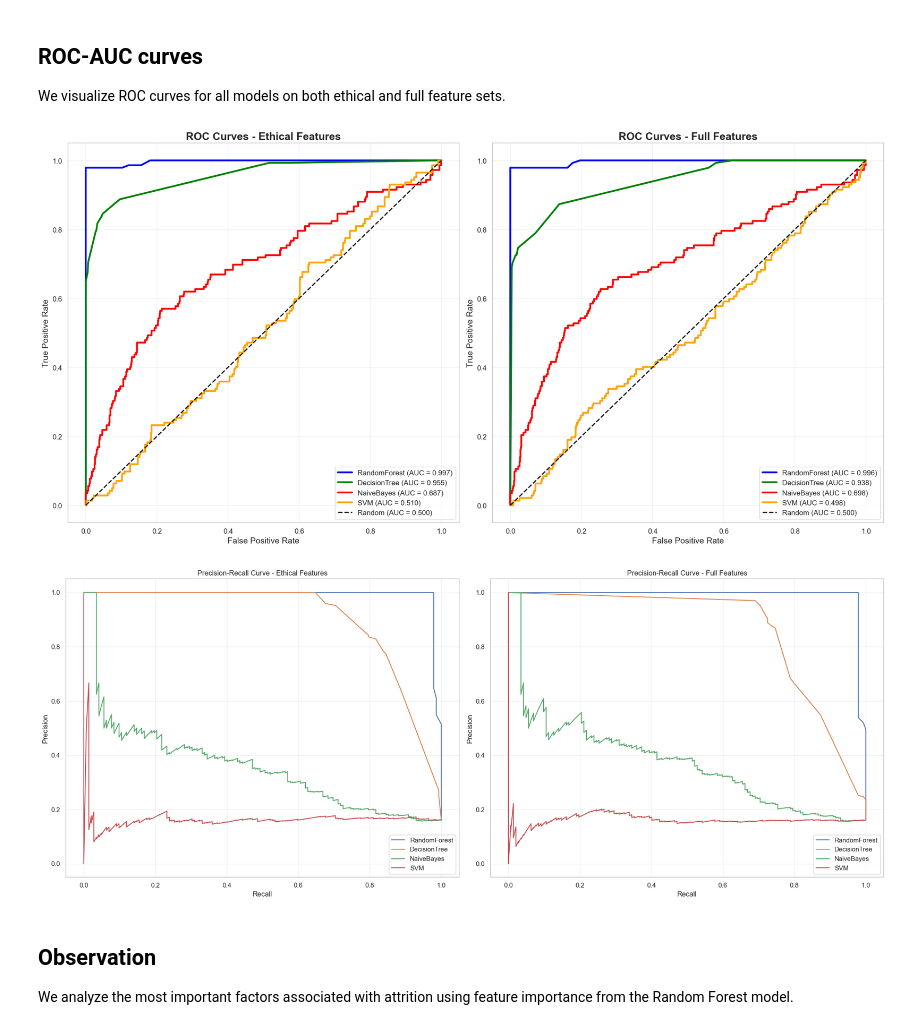
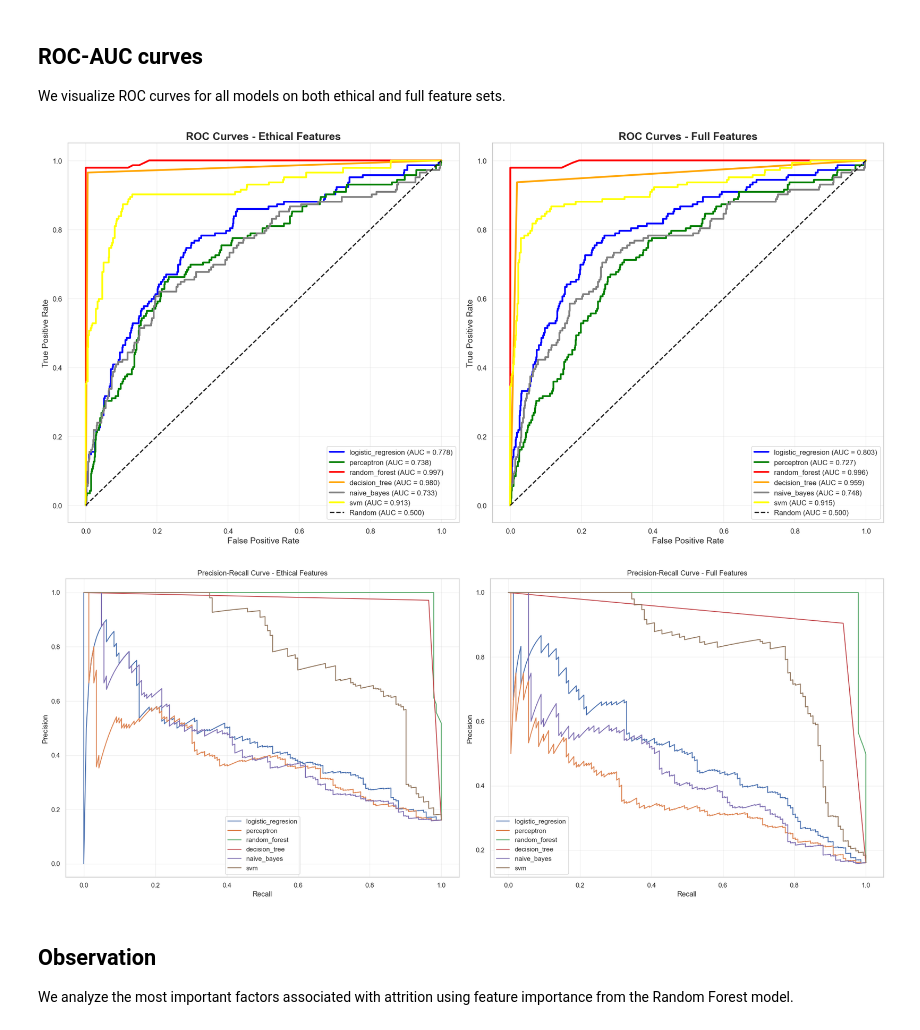
Before and after one commit to Low8/AI-group_5, a Jupyter notebook: project.ipynb, the cells around one changed output. Drawn from its saved outputs; the diff is of its cells as text; code cells hidden in the pictures.

Commit message:
add perceptron and logistic regression

```diff
--- a/project.ipynb
+++ b/project.ipynb
@@ -308,7 +315,7 @@ For ethical models, we remove:
 # Create full and ethical versions of the dataset
 
 # Full dataset (no ethical filtering)
-df_full = final_df.copy()
+df_full = final_df_scalled.copy()
 
 ethical_columns_to_drop = [
     'EmployeeID',                 # direct identifier
@@ -325,7 +332,7 @@ education_field_cols = [col for col in final_df.columns if col.startswith('Educa
 ethical_columns_to_drop.extend(education_field_cols)
 
 # Ethical dataset with sensitive columns removed
-df_ethical = final_df.drop(columns=ethical_columns_to_drop, errors='ignore')
+df_ethical = final_df_scalled.drop(columns=ethical_columns_to_drop, errors='ignore')
 
 print("Full dataset shape (all features):", df_full.shape)
 print("Ethical dataset shape (reduced features):", df_ethical.shape)
@@ -433,16 +440,18 @@ We compare several models on:
 Models tested: Random Forest, Decision Tree, Naive Bayes, SVM
 # %%
 def evaluate_models(X_train, X_test, y_train, y_test, label):
+    models = {
+        'logistic_regresion': LogisticRegression(),
+        'perceptron': Perceptron(),
+        'random_forest': RandomForestClassifier(n_estimators=200, random_state=42),
+        'decision_tree': DecisionTreeClassifier(random_state=42),
+        'naive_bayes': GaussianNB(),
+        'svm': SVC(probability=True)
+    }
+
     print("\n" + "=" * 80)
     print(f"Results for feature set: {label}")
     print("=" * 80)
-
-    models = {
-        'RandomForest': RandomForestClassifier(n_estimators=200, random_state=42),
-        'DecisionTree': DecisionTreeClassifier(random_state=42, max_depth=10),
-        'NaiveBayes': GaussianNB(),
-        'SVM': SVC(probability=True, random_state=42, kernel='rbf')
-    }
 
     trained_models = {}
 
@@ -522,14 +514,18 @@ from sklearn.metrics import precision_recall_curve
 
 fig, axes = plt.subplots(1, 2, figsize=(20, 10))
 
-model_names = ['RandomForest', 'DecisionTree', 'NaiveBayes', 'SVM']
-colors = ['blue', 'green', 'red', 'orange']
+model_names = ['logistic_regresion', 'perceptron', 'random_forest', 'decision_tree', 'naive_bayes', 'svm']
+colors = ['blue', 'green', 'red', 'orange', 'grey', 'yellow']
 
 # Ethical features
 for i, name in enumerate(model_names):
     if name in models_eth:
         model = models_eth[name]
-        y_proba = model.predict_proba(X_test_eth)[:, 1]
+        if name == 'perceptron':
+            y_proba = model.decision_function(X_test_eth)
+        else:
+            y_proba = model.predict_proba(X_test_eth)[:, 1]
+
         fpr, tpr, _ = roc_curve(y_test_eth, y_proba)
         auc = roc_auc_score(y_test_eth, y_proba)
         axes[0].plot(fpr, tpr, label=f"{name} (AUC = {auc:.3f})", color=colors[i], linewidth=3)
@@ -546,7 +542,11 @@ axes[0].grid(True, alpha=0.3)
 for i, name in enumerate(model_names):
     if name in models_full:
         model = models_full[name]
-        y_proba = model.predict_proba(X_test_full)[:, 1]
+        if name == 'perceptron':
+            y_proba = model.decision_function(X_test_full)
+        else:
+            y_proba = model.predict_proba(X_test_full)[:, 1]
+
         fpr, tpr, _ = roc_curve(y_test_full, y_proba)
         auc = roc_auc_score(y_test_full, y_proba)
         axes[1].plot(fpr, tpr, label=f"{name} (AUC = {auc:.3f})", color=colors[i], linewidth=3)
@@ -568,37 +568,44 @@ fig, axes = plt.subplots(1, 2, figsize=(20, 8))
 
 # Ethical features
 for name in model_names:
     if name in models_eth:
         model = models_eth[name]
-        y_proba = model.predict_proba(X_test_eth)[:, 1]
+        if name == 'perceptron':
+            y_proba = model.decision_function(X_test_eth)
+        else:
+            y_proba = model.predict_proba(X_test_eth)[:, 1]
+
         precision, recall, _ = precision_recall_curve(y_test_eth, y_proba)
         axes[0].plot(recall, precision, label=name)
 
 axes[0].set_xlabel('Recall')
 axes[0].set_ylabel('Precision')
 axes[0].set_title('Precision-Recall Curve - Ethical Features')
 axes[0].legend()
 axes[0].grid(True, alpha=0.3)
 
 # Full features
 for name in model_names:
     if name in models_full:
         model = models_full[name]
-        y_proba = model.predict_proba(X_test_full)[:, 1]
+        if name == 'perceptron':
+            y_proba = model.decision_function(X_test_full)
+        else:
+            y_proba = model.predict_proba(X_test_full)[:, 1]
         precision, recall, _ = precision_recall_curve(y_test_full, y_proba)
         axes[1].plot(recall, precision, label=name)
 
 axes[1].set_xlabel('Recall')
 axes[1].set_ylabel('Precision')
 axes[1].set_title('Precision-Recall Curve - Full Features')
 axes[1].legend()
 axes[1].grid(True, alpha=0.3)
 
 plt.tight_layout()
 plt.show()
 # %% [output]
-[figure, old version]
+[figure, new version]
-[figure, old version]
+[figure, new version]
 # %% [markdown]
 ## Observation
 
```
Also changed, not shown: parts of 4 cells of this notebook.
